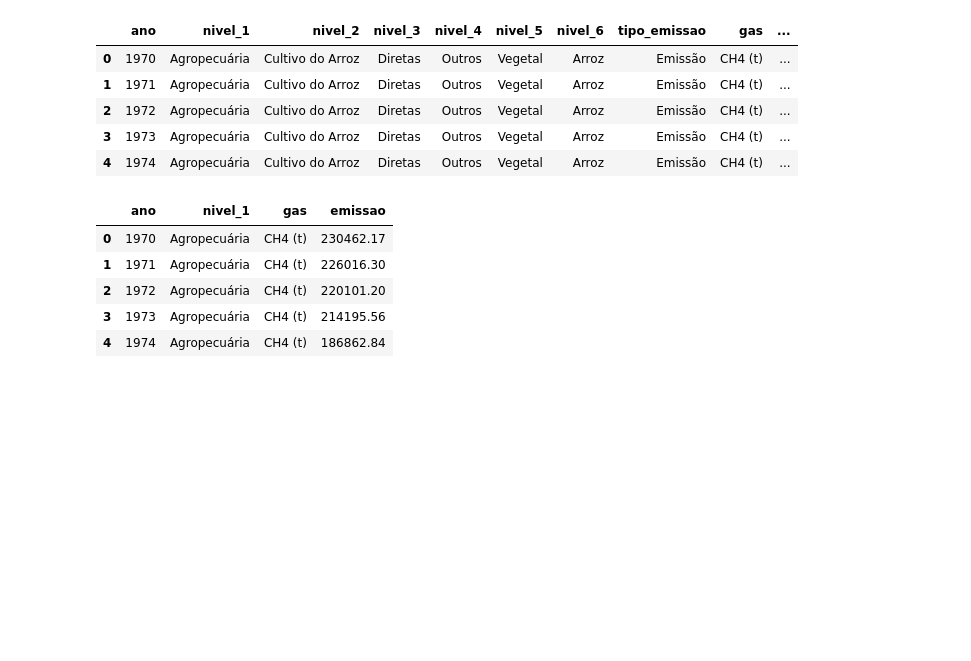
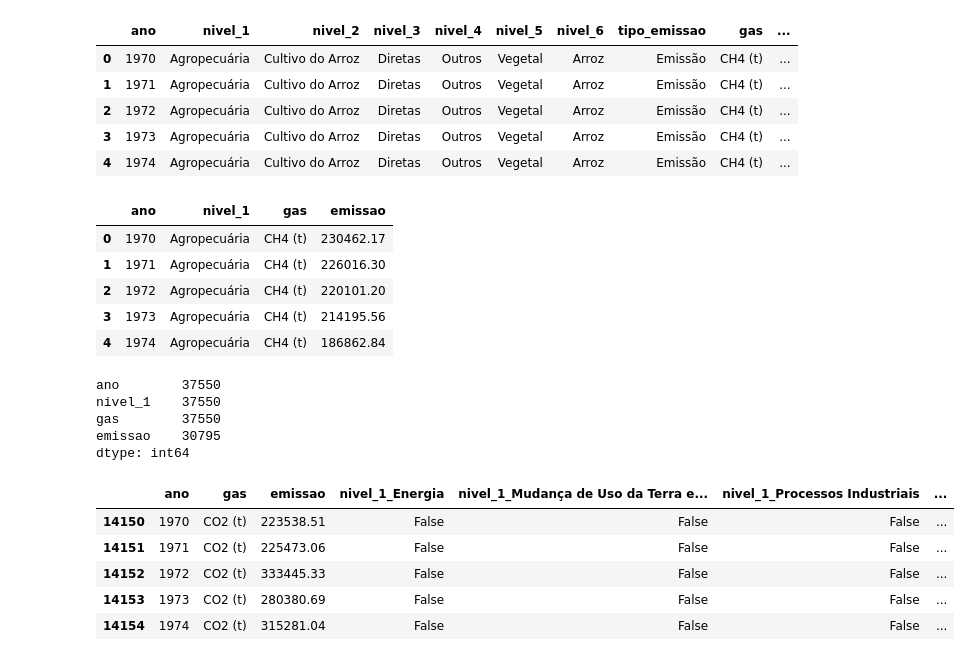
Before and after one commit to gblsun/analise-emissoes-co2-brasil, a Jupyter notebook: estudo sobre base de dados/ProjetoEmissao.ipynb, the cells around one changed output. Cells and saved outputs as stored; diff of their text form; code cells hidden in the pictures; blank space fills up the shorter version.

```diff
--- a/estudo sobre base de dados/ProjetoEmissao.ipynb
+++ b/estudo sobre base de dados/ProjetoEmissao.ipynb
@@ -28,3 +37,16 @@ df.head()
 | 2 | 1972 | Agropecuária | CH4 (t) | 220101.20 |
 | 3 | 1973 | Agropecuária | CH4 (t) | 214195.56 |
 | 4 | 1974 | Agropecuária | CH4 (t) | 186862.84 |
+# %%
+# Célula 4 — Filtrar apenas emissões de CO2
+
+df_co2 = df[df["gas"] == "CO2 (t)"]
+
+df_co2.head()
+df_co2.count()
+# %% [output]
+ano        37550
+nivel_1    37550
+gas        37550
+emissao    30795
+dtype: int64
@@ -30,0 +63,18 @@ df.head()
+# %%
+# Célula 6 — Aplicação de One-Hot Encoding
+
+df_encoded = pd.get_dummies(
+    # get_dummies é uma função do pandas que converte variáveis categóricas em variáveis dummy (0 ou 1)
+    df_co2,
+    columns=["nivel_1"],
+    drop_first=True  # evita redundância
+)
+
+df_encoded.head()
+# %% [output]
+|  | ano | gas | emissao | nivel_1_Energia | nivel_1_Mudança de Uso da Terra e... | nivel_1_Processos Industriais | ... |
+| 14150 | 1970 | CO2 (t) | 223538.51 | False | False | False | ... |
+| 14151 | 1971 | CO2 (t) | 225473.06 | False | False | False | ... |
+| 14152 | 1972 | CO2 (t) | 333445.33 | False | False | False | ... |
+| 14153 | 1973 | CO2 (t) | 280380.69 | False | False | False | ... |
+| 14154 | 1974 | CO2 (t) | 315281.04 | False | False | False | ... |
```
Also changed, not shown: parts of 8 cells of this notebook.
